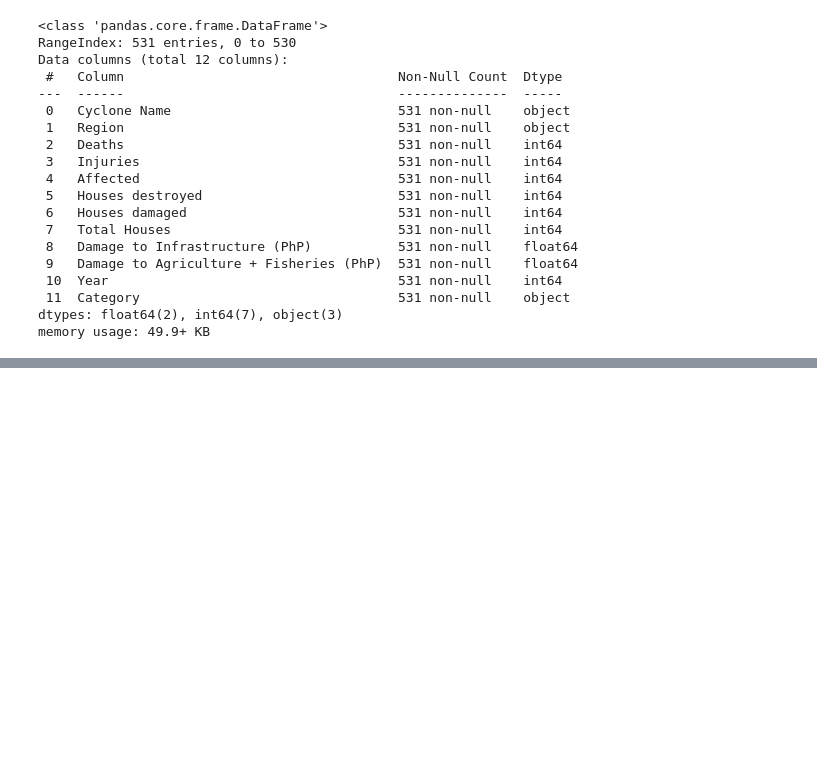
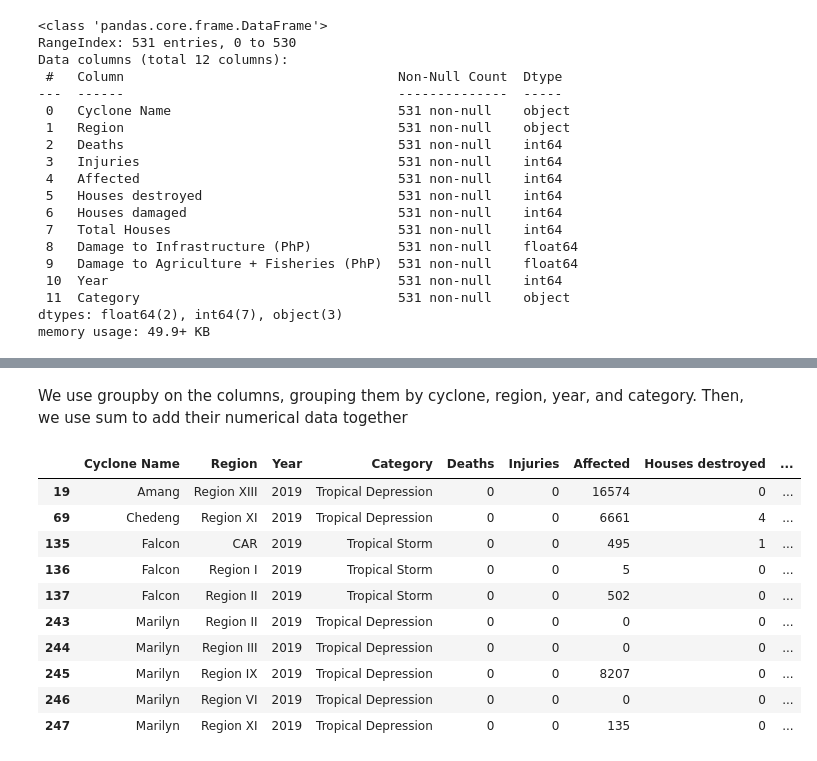
Before and after one commit to alecbnono/flood-control-health-outcomes, a Jupyter notebook: notebooks/typhoon_impact.ipynb, the cells around one changed output, grey strips where cells are left out. Saved outputs shown, nothing was run; the diff lists cells and outputs as text; code cells hidden in the pictures; blank space fills up the shorter version.

Commit message:
fix: merged 2019-2020 region data for typhoon impacts

```diff
--- a/notebooks/typhoon_impact.ipynb
+++ b/notebooks/typhoon_impact.ipynb
@@ -32,7 +32,7 @@ Merge the typhoon impact files (shared columns) into one dataframe, as it'd be e
 In this step, we identify and collect the file paths of all CSV files that contain the typhoon or flood impact data. Instead of loading each dataset manually, we use Python's `glob` module to automatically locate all files that match a specific pattern within a folder.
 # %%
 # 1. Path to your folder containing the CSVs
-path = './data/typhoon-impact/*.csv'
+path = '../data/typhoon-impact/*.csv'
 all_files = glob.glob(path)
 # %% [markdown]
 ### Loading Multiple CSV Files into DataFrames
@@ -431,0 +453,27 @@ memory usage: 49.9+ KB
+# %% [markdown]
+We use groupby on the columns, grouping them by cyclone, region, year, and category. Then, we use sum to add their numerical data together
+# %%
+# 1. Define the columns that identify the unique group
+group_cols = ['Cyclone Name', 'Region', 'Year', 'Category']
+
+# 2. Group by those columns, sum the numeric data, and reset the index
+# We use numeric_only=True to ensure pandas only attempts to sum numbers
+df_clean = df_clean.groupby(group_cols).sum(numeric_only=True).reset_index()
+
+# 3. Arrange the DataFrame by Year then by Cyclone Name
+df_clean = df_clean.sort_values(by=['Year', 'Cyclone Name'], ascending=[True, True])
+
+# 4. View the result for 2019/2020 to verify the duplicates are gone
+df_clean[df_clean['Year'].isin([2019, 2020])].head(10)
+# %% [output]
+|  | Cyclone Name | Region | Year | Category | Deaths | Injuries | Affected | Houses destroyed | ... |
+| 19 | Amang | Region XIII | 2019 | Tropical Depression | 0 | 0 | 16574 | 0 | ... |
+| 69 | Chedeng | Region XI | 2019 | Tropical Depression | 0 | 0 | 6661 | 4 | ... |
+| 135 | Falcon | CAR | 2019 | Tropical Storm | 0 | 0 | 495 | 1 | ... |
+| 136 | Falcon | Region I | 2019 | Tropical Storm | 0 | 0 | 5 | 0 | ... |
+| 137 | Falcon | Region II | 2019 | Tropical Storm | 0 | 0 | 502 | 0 | ... |
+| 243 | Marilyn | Region II | 2019 | Tropical Depression | 0 | 0 | 0 | 0 | ... |
+| 244 | Marilyn | Region III | 2019 | Tropical Depression | 0 | 0 | 0 | 0 | ... |
+| 245 | Marilyn | Region IX | 2019 | Tropical Depression | 0 | 0 | 8207 | 0 | ... |
+| 246 | Marilyn | Region VI | 2019 | Tropical Depression | 0 | 0 | 0 | 0 | ... |
+| 247 | Marilyn | Region XI | 2019 | Tropical Depression | 0 | 0 | 135 | 0 | ... |
```
Also changed, not shown: parts of 8 cells of this notebook, 1 other file.
